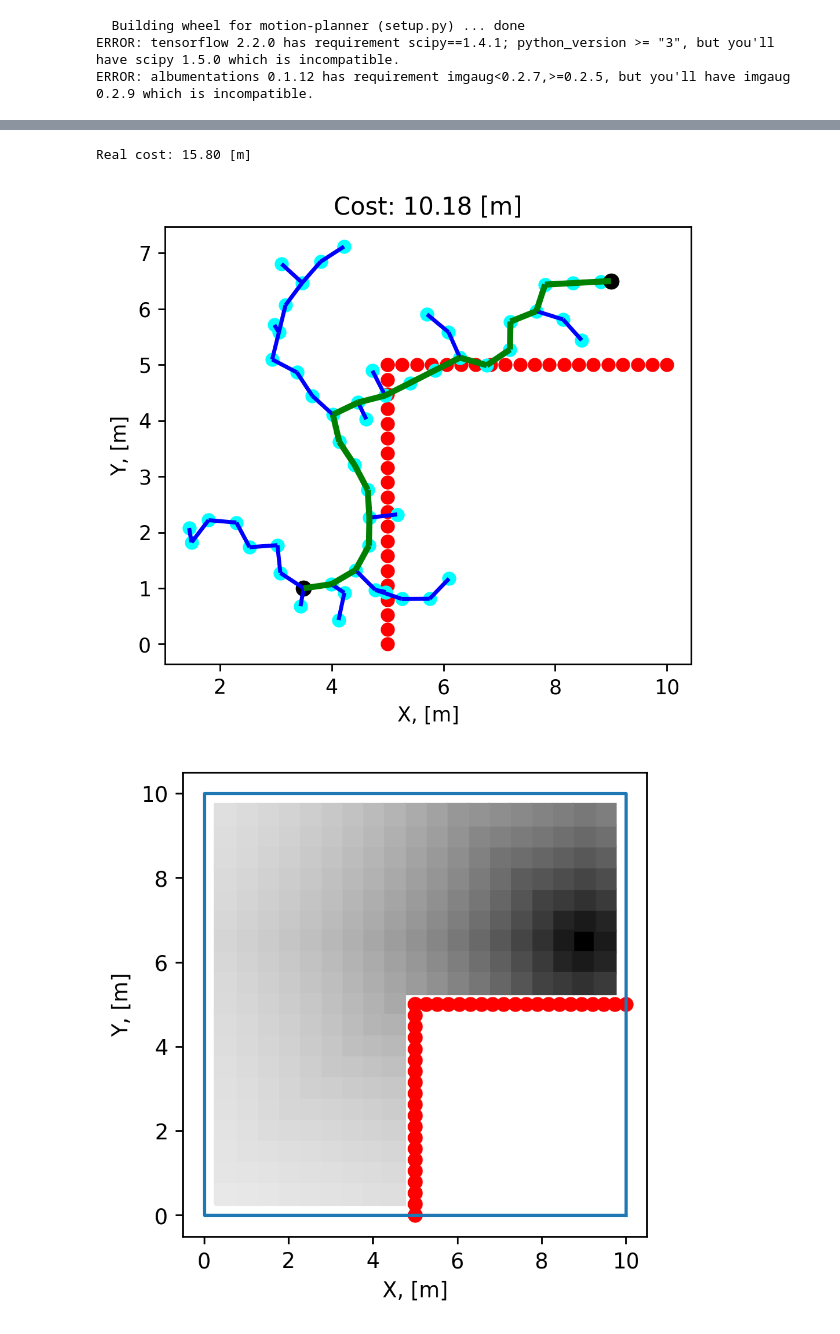
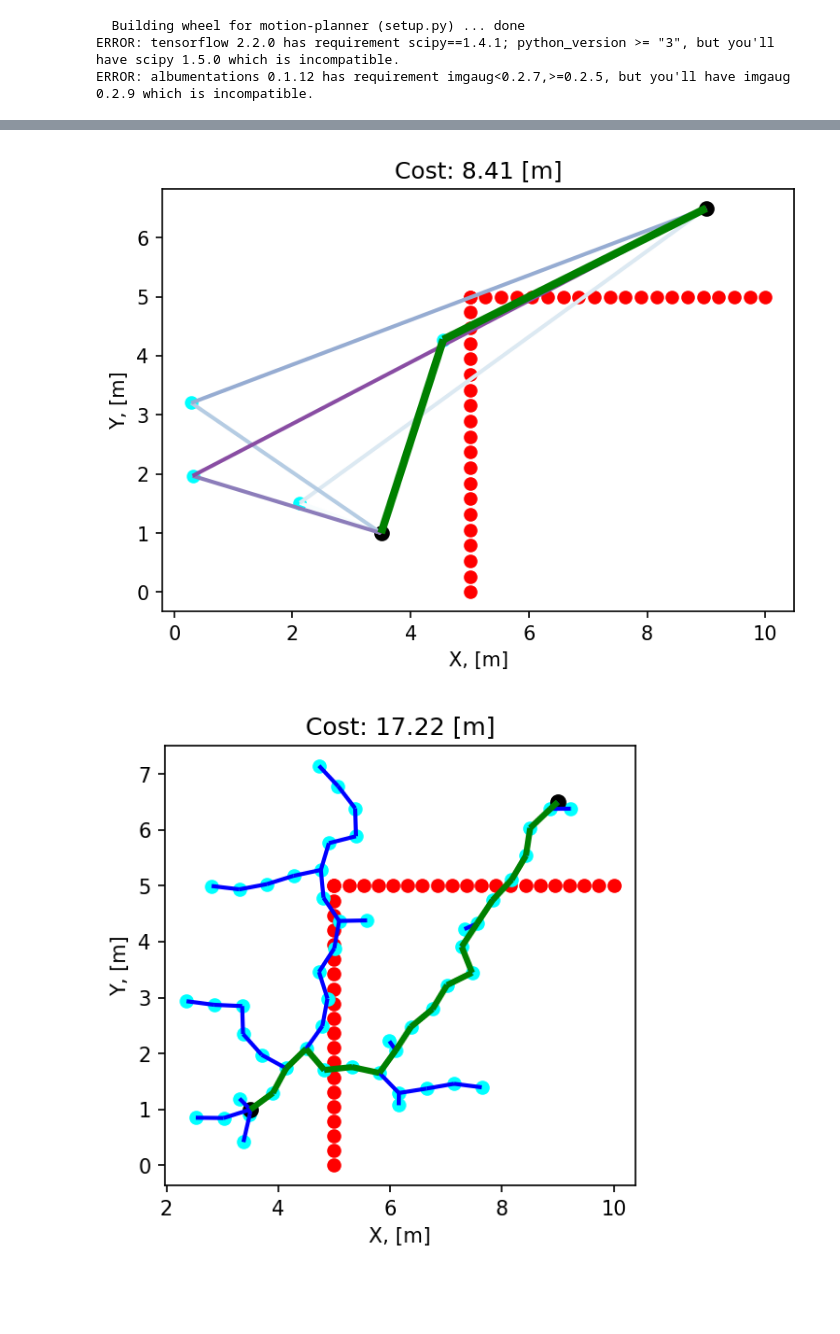
Before and after one commit to Steplerchik/motion-planner, a Jupyter notebook: notebooks/colab_problem_definition.ipynb, the cells around one changed output, grey strips where cells are left out. Saved outputs shown, nothing was run; the diff lists cells and outputs as text; code cells hidden in the pictures; blank space fills up the shorter version.

```diff
--- a/notebooks/colab_problem_definition.ipynb
+++ b/notebooks/colab_problem_definition.ipynb
@@ -98,20 +81,21 @@ Real cost: 13.76 [m]
+# %%
+plot_genetic(planner, start, finish, obstacle_points)
+# %% [output]
+[figure, added]
 # %%
 problem_definition_factory = ProblemDefinitionFactory(planner_type=RRTWithoutCollisionCheck)
 problem = problem_definition_factory.make_problem()
 problem.solve()
-cost = problem.cost
-print("Real cost: %.2f [m]" %cost)
 
-start = problem_definition_factory.planner_factory.start_position
-finish = problem_definition_factory.planner_factory.end_position
+start = problem.start_position
+finish = problem.end_position
 obstacle_points = problem_definition_factory.planner_factory.obstacle_points
 planner = problem.planner
-plot_rrt(planner, start, finish, obstacle_points)
-plot_cost_map(problem_definition_factory.navigation_function)
+cost = problem.cost
-# %% [output]
-Real cost: 15.80 [m]
-[figure, removed]
-[figure, removed]
+# %%
+plot_rrt(planner, start, finish, obstacle_points, cost)
+# %% [output]
+[figure, added]
 # %%
 problem_definition_factory = ProblemDefinitionFactory(planner_type=GeneticPlanner,
                                                               planner_parameters={
```
Also changed, not shown: parts of 12 cells of this notebook, 6 other files.
